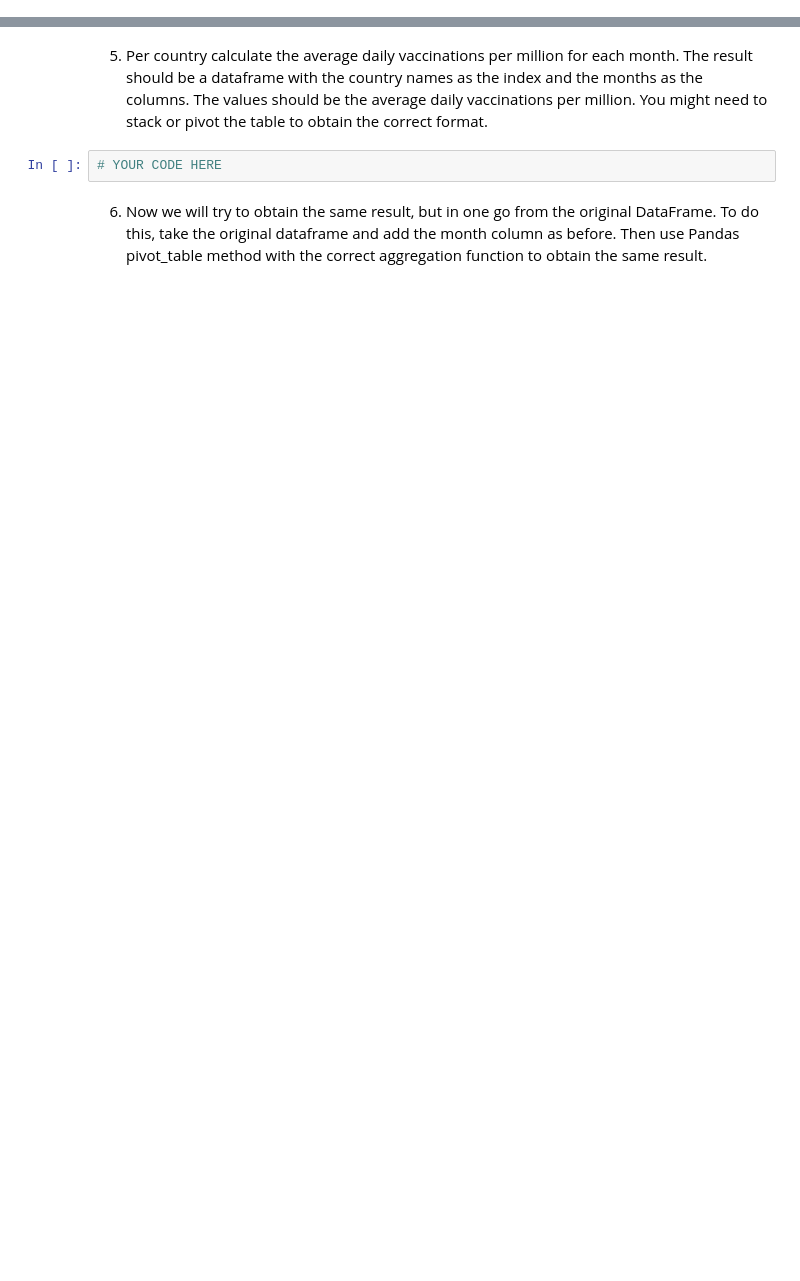
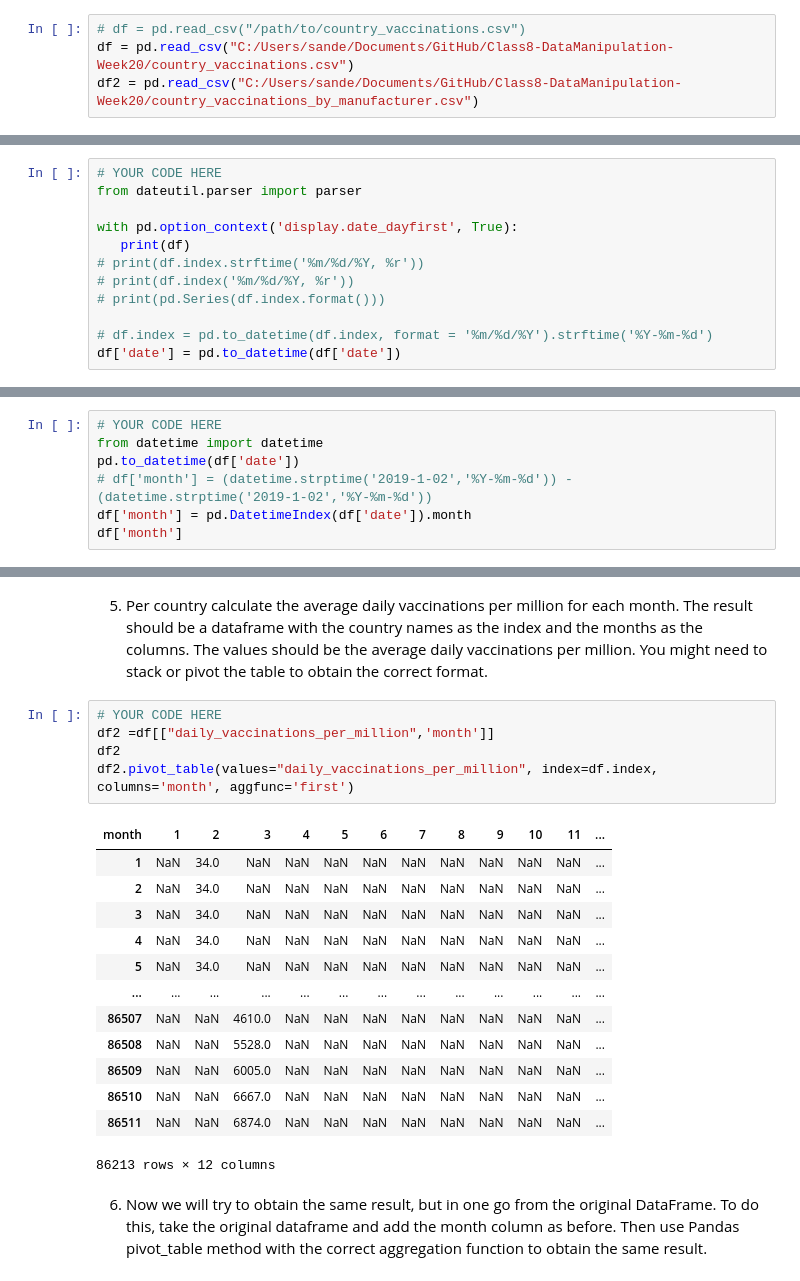
Before and after one commit to fenyx-it-academy/Class8-DataManipulation-Week20, a Jupyter notebook: assignment3.ipynb, the cells around one changed output, grey strips where cells are left out. Drawn from its saved outputs; the diff is of its cells as text; blank space fills up the shorter version.

```diff
--- a/assignment3.ipynb
+++ b/assignment3.ipynb
@@ -19,2 +17,6 @@ df = pd.read_csv("/path/to/country_vaccinations.csv")
+# %%
+# df = pd.read_csv("/path/to/country_vaccinations.csv")
+df = pd.read_csv("C:/Users/sande/Documents/GitHub/Class8-DataManipulation-Week20/country_vaccinations.csv")
+df2 = pd.read_csv("C:/Users/sande/Documents/GitHub/Class8-DataManipulation-Week20/country_vaccinations_by_manufacturer.csv")
 # %% [markdown]
 1. Print some statistics of the dataframe, like the column names and the stats per column, to get a feel for the data.
@@ -30,0 +81,12 @@ df = pd.read_csv("/path/to/country_vaccinations.csv")
+# %%
+# YOUR CODE HERE
+from dateutil.parser import parser
+
+with pd.option_context('display.date_dayfirst', True):
+   print(df)
+# print(df.index.strftime('%m/%d/%Y, %r'))
+# print(df.index('%m/%d/%Y, %r'))
+# print(pd.Series(df.index.format()))
+
+# df.index = pd.to_datetime(df.index, format = '%m/%d/%Y').strftime('%Y-%m-%d')
+df['date'] = pd.to_datetime(df['date'])
@@ -34,0 +113,7 @@ df = pd.read_csv("/path/to/country_vaccinations.csv")
+# %%
+# YOUR CODE HERE
+from datetime import datetime
+pd.to_datetime(df['date'])
+# df['month'] = (datetime.strptime('2019-1-02','%Y-%m-%d')) - (datetime.strptime('2019-1-02','%Y-%m-%d'))
+df['month'] = pd.DatetimeIndex(df['date']).month
+df['month']
@@ -35,6 +133,23 @@ df = pd.read_csv("/path/to/country_vaccinations.csv")
 # %% [markdown]
 5. Per country calculate the average daily vaccinations per million for each month. The result should be a dataframe with the country names as the index and the months as the columns. The values should be the average daily vaccinations per million. You might need to stack or pivot the table to obtain the correct format.
-# %%
-# YOUR CODE HERE
+# %%
+# YOUR CODE HERE
+df2 =df[["daily_vaccinations_per_million",'month']]
+df2
+df2.pivot_table(values="daily_vaccinations_per_million", index=df.index, columns='month', aggfunc='first')
+# %% [output]
+| month | 1 | 2 | 3 | 4 | 5 | 6 | 7 | 8 | 9 | 10 | 11 | ... |
+| 1 | NaN | 34.0 | NaN | NaN | NaN | NaN | NaN | NaN | NaN | NaN | NaN | ... |
+| 2 | NaN | 34.0 | NaN | NaN | NaN | NaN | NaN | NaN | NaN | NaN | NaN | ... |
+| 3 | NaN | 34.0 | NaN | NaN | NaN | NaN | NaN | NaN | NaN | NaN | NaN | ... |
+| 4 | NaN | 34.0 | NaN | NaN | NaN | NaN | NaN | NaN | NaN | NaN | NaN | ... |
+| 5 | NaN | 34.0 | NaN | NaN | NaN | NaN | NaN | NaN | NaN | NaN | NaN | ... |
+| ... | ... | ... | ... | ... | ... | ... | ... | ... | ... | ... | ... | ... |
+| 86507 | NaN | NaN | 4610.0 | NaN | NaN | NaN | NaN | NaN | NaN | NaN | NaN | ... |
+| 86508 | NaN | NaN | 5528.0 | NaN | NaN | NaN | NaN | NaN | NaN | NaN | NaN | ... |
+| 86509 | NaN | NaN | 6005.0 | NaN | NaN | NaN | NaN | NaN | NaN | NaN | NaN | ... |
+| 86510 | NaN | NaN | 6667.0 | NaN | NaN | NaN | NaN | NaN | NaN | NaN | NaN | ... |
+| 86511 | NaN | NaN | 6874.0 | NaN | NaN | NaN | NaN | NaN | NaN | NaN | NaN | ... |
+86213 rows × 12 columns
 # %% [markdown]
 6. Now we will try to obtain the same result, but in one go from the original DataFrame. To do this, take the original dataframe and add the month column as before. Then use Pandas pivot_table method with the correct aggregation function to obtain the same result.
```
Also changed, not shown: parts of 14 cells of this notebook, 2 other files.
